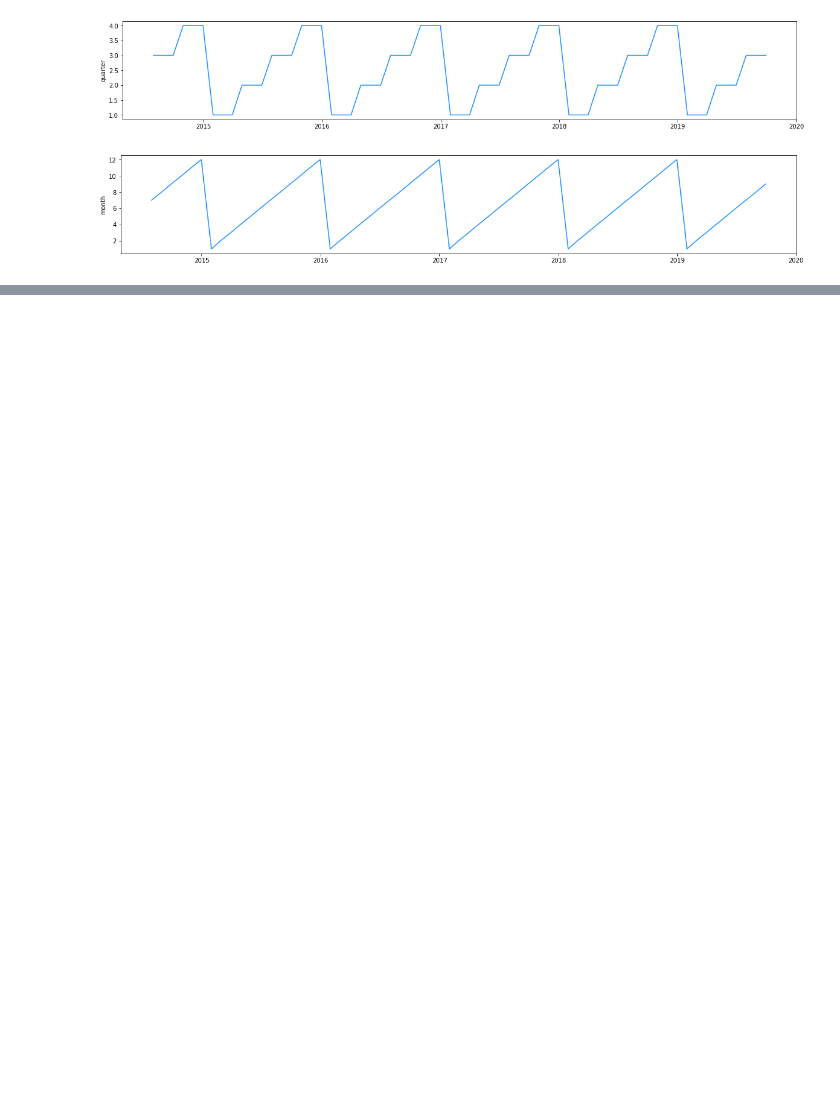
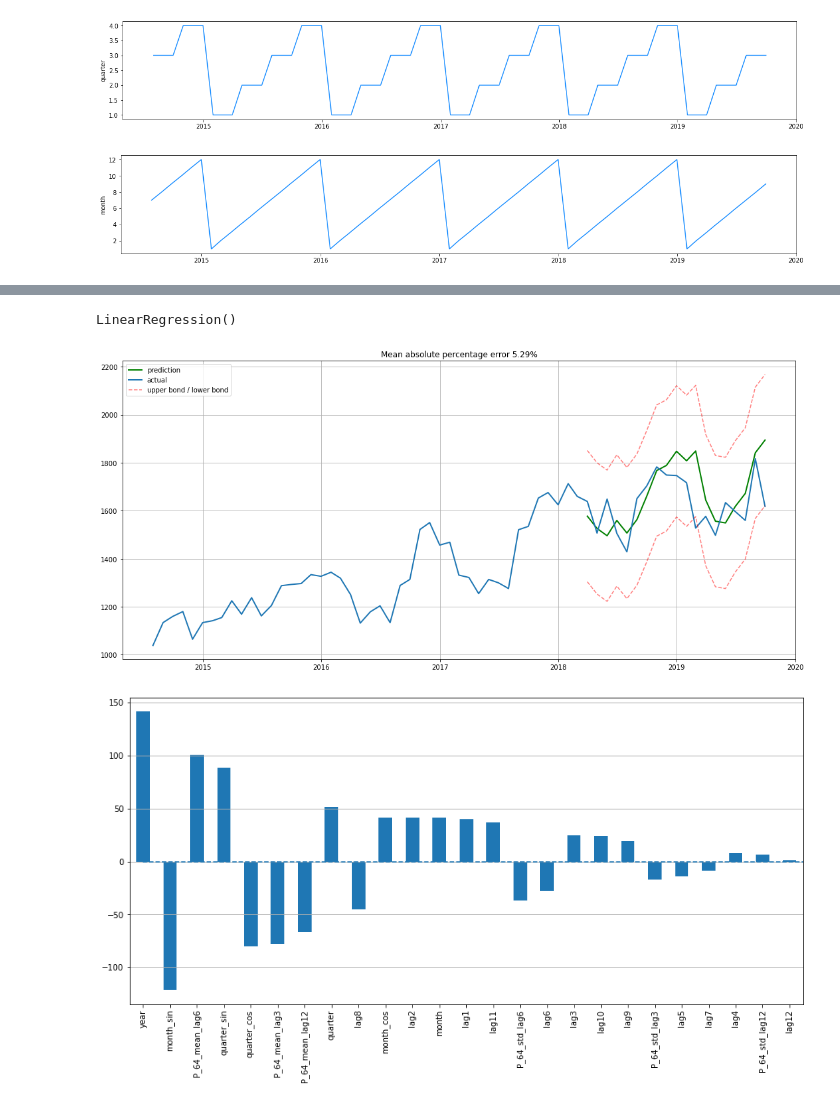
Before and after one commit to Mounji-Salma/Forecasting_App, a Jupyter notebook: ML.ipynb, the cells around one changed output, grey strips where cells are left out. Drawn from its saved outputs; the diff is of its cells as text; code cells hidden in the pictures; blank space fills up the shorter version.

```diff
--- a/ML.ipynb
+++ b/ML.ipynb
@@ -465,0 +354,16 @@ plotCoefficients(lr)
+# %%
+lr = LinearRegression()
+lr.fit(X_train_scaled, y_train)
+# %% [output]
+LinearRegression()
+# %%
+plotModelResults(lr,
+                 X_train=X_train_scaled,
+                 X_test=X_test_scaled,
+                 y_train=y_train,
+                 y_test=y_test,
+                 plot_intervals=True)
+plotCoefficients(lr)
+# %% [output]
+[figure, added]
+[figure, added]
```
Also changed, not shown: parts of 49 cells of this notebook, 2 other files.
